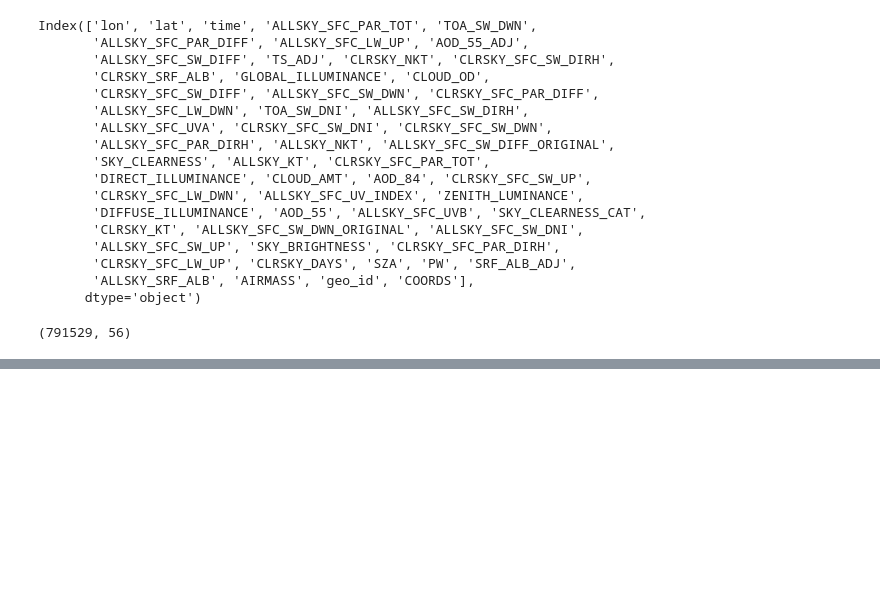
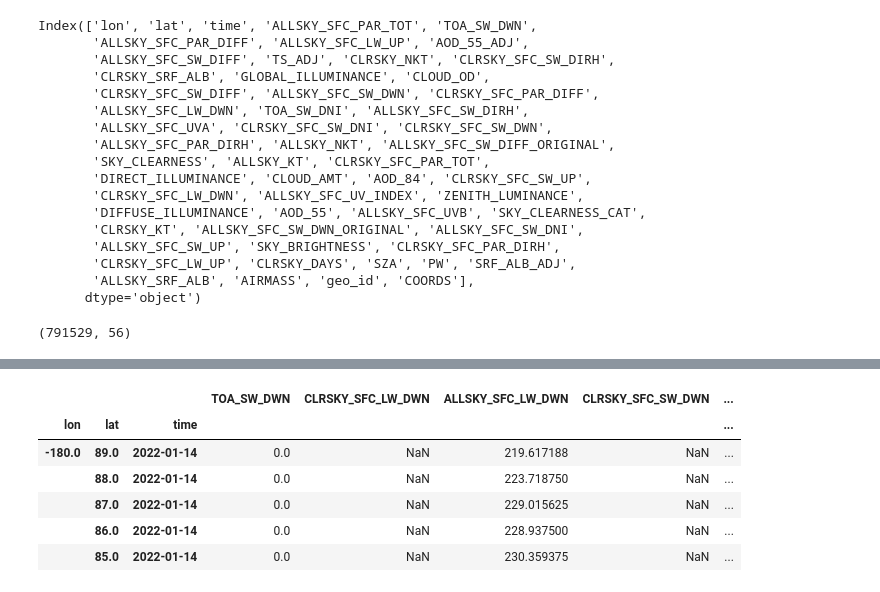
Before and after one commit to cancamilo/dataworks-gis, a Jupyter notebook: power_data_exploring.ipynb, the cells around one changed output, grey strips where cells are left out. Cells and saved outputs as stored; diff of their text form; code cells hidden in the pictures; blank space fills up the shorter version.

```diff
--- a/power_data_exploring.ipynb
+++ b/power_data_exploring.ipynb
@@ -452,0 +504,12 @@ df.reset_index()
+# %%
+flash_flush = xr.open_dataset('flash_flux.nc')
+ff_df = flash_flush.to_dataframe()
+ff_df.head()
+# %% [output]
+|  |  |  | TOA_SW_DWN | CLRSKY_SFC_LW_DWN | ALLSKY_SFC_LW_DWN | CLRSKY_SFC_SW_DWN | ... |
+| lon | lat | time |  |  |  |  | ... |
+| -180.0 | 89.0 | 2022-01-14 | 0.0 | NaN | 219.617188 | NaN | ... |
+|  | 88.0 | 2022-01-14 | 0.0 | NaN | 223.718750 | NaN | ... |
+|  | 87.0 | 2022-01-14 | 0.0 | NaN | 229.015625 | NaN | ... |
+|  | 86.0 | 2022-01-14 | 0.0 | NaN | 228.937500 | NaN | ... |
+|  | 85.0 | 2022-01-14 | 0.0 | NaN | 230.359375 | NaN | ... |
```
Also changed, not shown: parts of 15 cells of this notebook, 6 other files.
